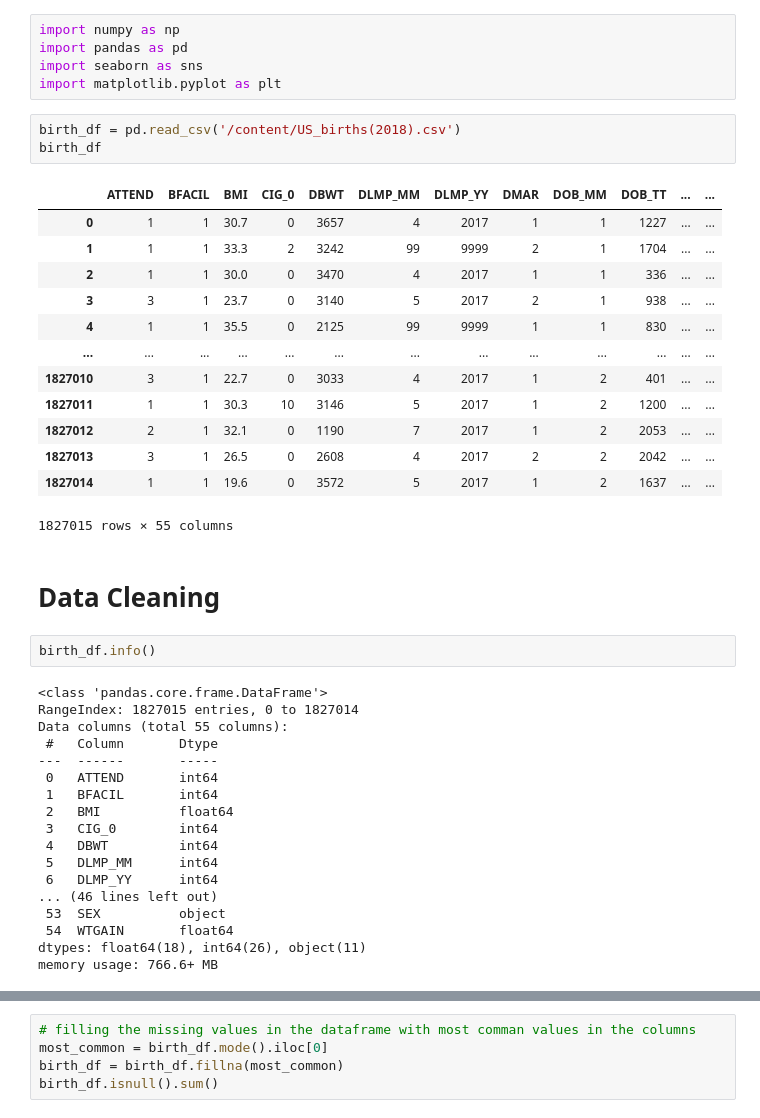
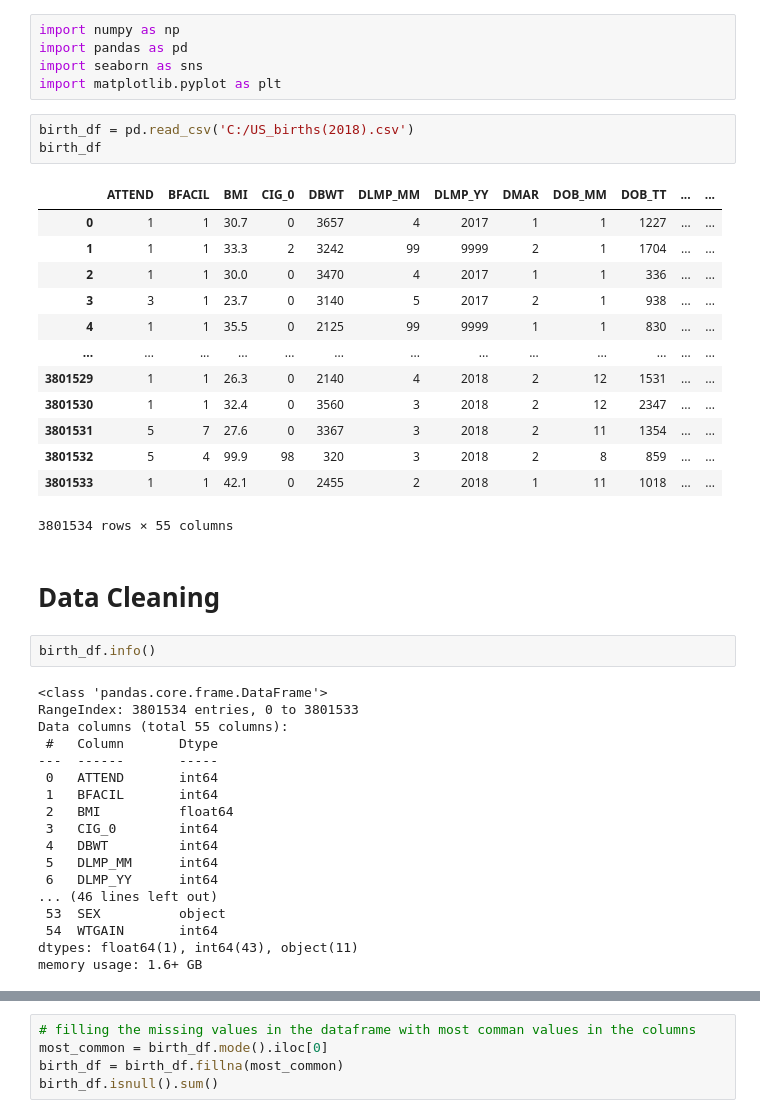
Before and after one commit to sabujrana/AIproject, a Jupyter notebook: AI_Final_project(data_cleaning).ipynb, the cells around one changed output, grey strips where cells are left out. Drawn from its saved outputs; the diff is of its cells as text.

```diff
--- a/AI_Final_project(data_cleaning).ipynb
+++ b/AI_Final_project(data_cleaning).ipynb
@@ -67,29 +67,29 @@ import pandas as pd
 import seaborn as sns
 import matplotlib.pyplot as plt
 # %%
-birth_df = pd.read_csv('/content/US_births(2018).csv')
+birth_df = pd.read_csv('C:/US_births(2018).csv')
 birth_df
 # %% [output]
 |  | ATTEND | BFACIL | BMI | CIG_0 | DBWT | DLMP_MM | DLMP_YY | DMAR | DOB_MM | DOB_TT | ... | ... |
 | 0 | 1 | 1 | 30.7 | 0 | 3657 | 4 | 2017 | 1 | 1 | 1227 | ... | ... |
 | 1 | 1 | 1 | 33.3 | 2 | 3242 | 99 | 9999 | 2 | 1 | 1704 | ... | ... |
 | 2 | 1 | 1 | 30.0 | 0 | 3470 | 4 | 2017 | 1 | 1 | 336 | ... | ... |
 | 3 | 3 | 1 | 23.7 | 0 | 3140 | 5 | 2017 | 2 | 1 | 938 | ... | ... |
 | 4 | 1 | 1 | 35.5 | 0 | 2125 | 99 | 9999 | 1 | 1 | 830 | ... | ... |
 | ... | ... | ... | ... | ... | ... | ... | ... | ... | ... | ... | ... | ... |
-| 1827010 | 3 | 1 | 22.7 | 0 | 3033 | 4 | 2017 | 1 | 2 | 401 | ... | ... |
-| 1827011 | 1 | 1 | 30.3 | 10 | 3146 | 5 | 2017 | 1 | 2 | 1200 | ... | ... |
-| 1827012 | 2 | 1 | 32.1 | 0 | 1190 | 7 | 2017 | 1 | 2 | 2053 | ... | ... |
-| 1827013 | 3 | 1 | 26.5 | 0 | 2608 | 4 | 2017 | 2 | 2 | 2042 | ... | ... |
-| 1827014 | 1 | 1 | 19.6 | 0 | 3572 | 5 | 2017 | 1 | 2 | 1637 | ... | ... |
+| 3801529 | 1 | 1 | 26.3 | 0 | 2140 | 4 | 2018 | 2 | 12 | 1531 | ... | ... |
+| 3801530 | 1 | 1 | 32.4 | 0 | 3560 | 3 | 2018 | 2 | 12 | 2347 | ... | ... |
+| 3801531 | 5 | 7 | 27.6 | 0 | 3367 | 3 | 2018 | 2 | 11 | 1354 | ... | ... |
+| 3801532 | 5 | 4 | 99.9 | 98 | 320 | 3 | 2018 | 2 | 8 | 859 | ... | ... |
+| 3801533 | 1 | 1 | 42.1 | 0 | 2455 | 2 | 2018 | 1 | 11 | 1018 | ... | ... |
-1827015 rows × 55 columns
+3801534 rows × 55 columns
 # %% [markdown]
 # Data Cleaning #
 # %%
 birth_df.info()
 # %% [output]
 <class 'pandas.core.frame.DataFrame'>
-RangeIndex: 1827015 entries, 0 to 1827014
+RangeIndex: 3801534 entries, 0 to 3801533
 Data columns (total 55 columns):
  #   Column       Dtype
 ---  ------       -----
@@ -102,9 +102,9 @@ Data columns (total 55 columns):
  6   DLMP_YY      int64
 ... (46 lines left out)
  53  SEX          object
- 54  WTGAIN       float64
-dtypes: float64(18), int64(26), object(11)
-memory usage: 766.6+ MB
+ 54  WTGAIN       int64
+dtypes: float64(1), int64(43), object(11)
+memory usage: 1.6+ GB
 # %%
 birth_df.isnull().sum() # it shows the count of null values in the data
 # %% [output]
```
Also changed, not shown: parts of 8 cells of this notebook.
